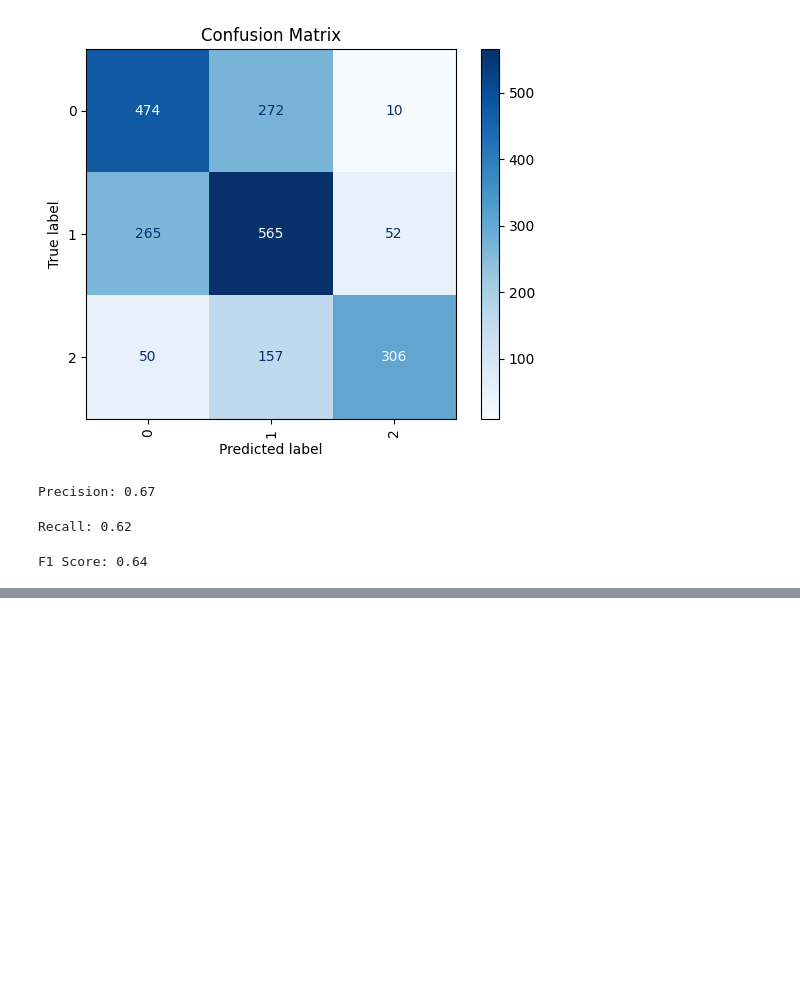
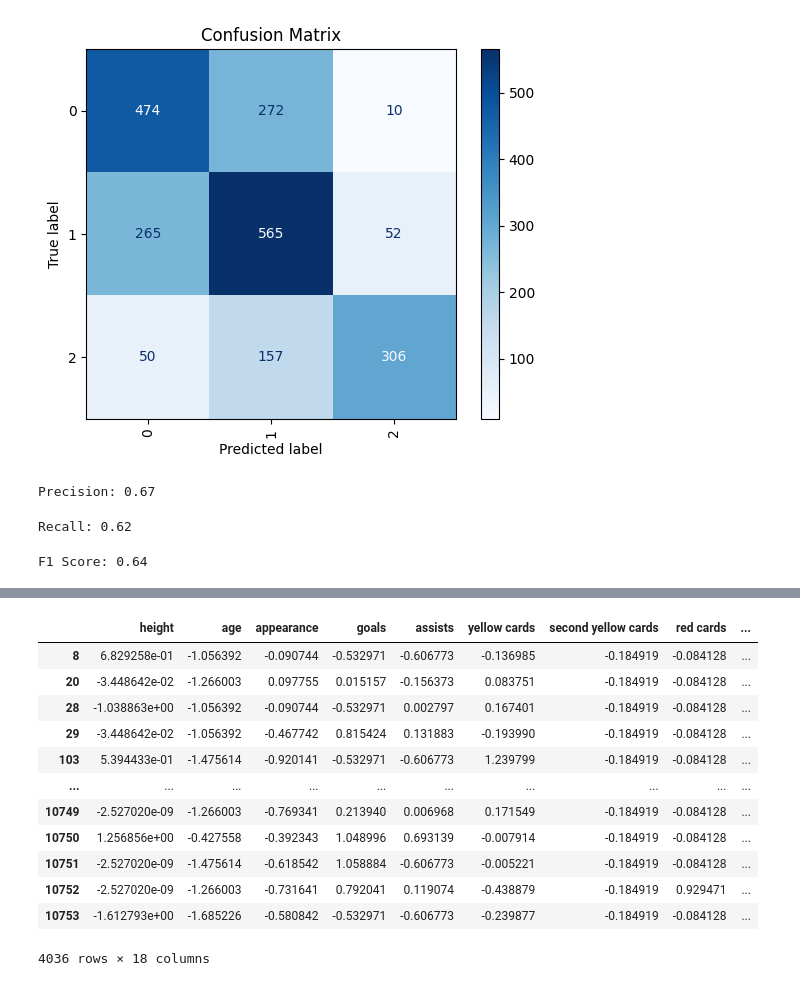
Before and after one commit to Tuwaiq-DS-ML-bootcamp-V-6/Use-case-7, a Jupyter notebook: EDA explain template.ipynb, the cells around one changed output, grey strips where cells are left out. Cells and saved outputs as stored; diff of their text form; code cells hidden in the pictures; blank space fills up the shorter version.

```diff
--- a/EDA explain template.ipynb
+++ b/EDA explain template.ipynb
@@ -1353,0 +1417,16 @@ F1 Score: 0.64
+# %%
+X[X['kmeans']==0]
+# %% [output]
+|  | height | age | appearance | goals | assists | yellow cards | second yellow cards | red cards | ... |
+| 8 | 6.829258e-01 | -1.056392 | -0.090744 | -0.532971 | -0.606773 | -0.136985 | -0.184919 | -0.084128 | ... |
+| 20 | -3.448642e-02 | -1.266003 | 0.097755 | 0.015157 | -0.156373 | 0.083751 | -0.184919 | -0.084128 | ... |
+| 28 | -1.038863e+00 | -1.056392 | -0.090744 | -0.532971 | 0.002797 | 0.167401 | -0.184919 | -0.084128 | ... |
+| 29 | -3.448642e-02 | -1.056392 | -0.467742 | 0.815424 | 0.131883 | -0.193990 | -0.184919 | -0.084128 | ... |
+| 103 | 5.394433e-01 | -1.475614 | -0.920141 | -0.532971 | -0.606773 | 1.239799 | -0.184919 | -0.084128 | ... |
+| ... | ... | ... | ... | ... | ... | ... | ... | ... | ... |
+| 10749 | -2.527020e-09 | -1.266003 | -0.769341 | 0.213940 | 0.006968 | 0.171549 | -0.184919 | -0.084128 | ... |
+| 10750 | 1.256856e+00 | -0.427558 | -0.392343 | 1.048996 | 0.693139 | -0.007914 | -0.184919 | -0.084128 | ... |
+| 10751 | -2.527020e-09 | -1.475614 | -0.618542 | 1.058884 | -0.606773 | -0.005221 | -0.184919 | -0.084128 | ... |
+| 10752 | -2.527020e-09 | -1.266003 | -0.731641 | 0.792041 | 0.119074 | -0.438879 | -0.184919 | 0.929471 | ... |
+| 10753 | -1.612793e+00 | -1.685226 | -0.580842 | -0.532971 | -0.606773 | -0.239877 | -0.184919 | -0.084128 | ... |
+4036 rows × 18 columns
```
Also changed, not shown: parts of 12 cells of this notebook.
